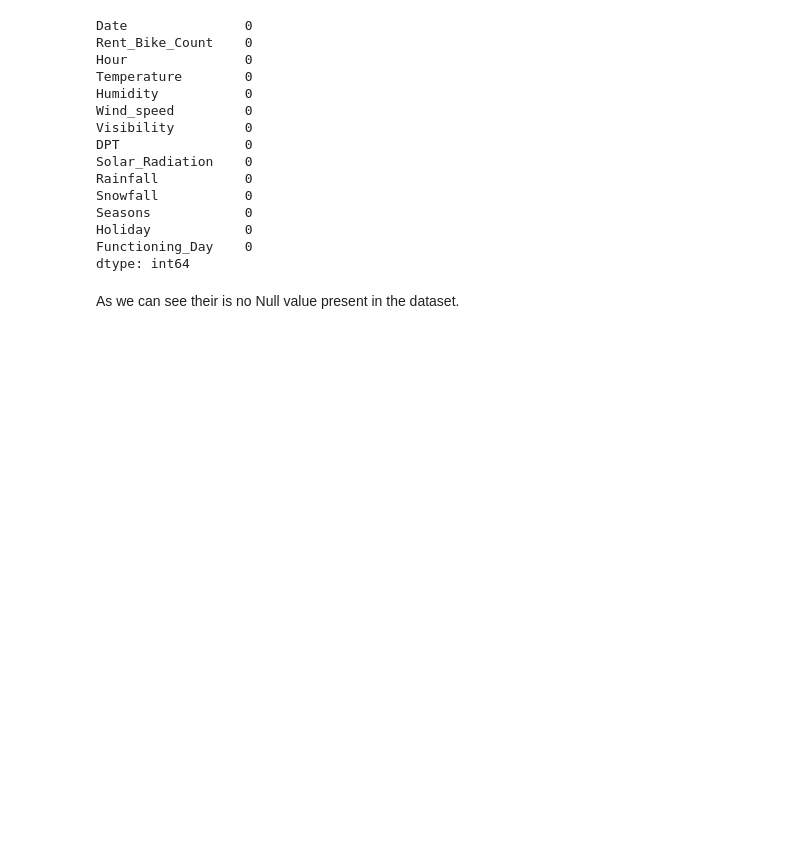
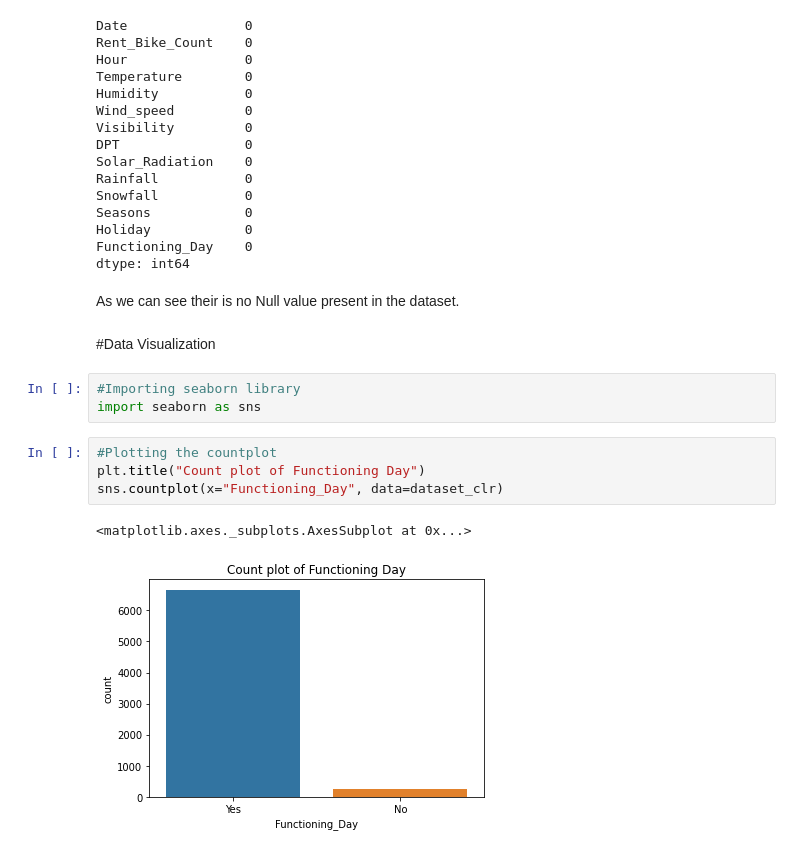
Before and after one commit to sapanapawar/Bike-Sharing-Demand-Prediction, a Jupyter notebook: Bike_Sharing_Demand_Prediction_Sapana_Pawar.ipynb, the cells around one changed output. Drawn from its saved outputs; the diff is of its cells as text; blank space fills up the shorter version.

Commit message:
Data Visualization and Feature Engineering

```diff
--- a/Bike_Sharing_Demand_Prediction_Sapana_Pawar.ipynb
+++ b/Bike_Sharing_Demand_Prediction_Sapana_Pawar.ipynb
@@ -422,3 +422,15 @@ Functioning_Day    0
 dtype: int64
 # %% [markdown]
 As we can see their is no Null value present in the dataset.
+# %% [markdown]
+#Data Visualization
+# %%
+#Importing seaborn library
+import seaborn as sns
+# %%
+#Plotting the countplot
+plt.title("Count plot of Functioning Day")
+sns.countplot(x="Functioning_Day", data=dataset_clr)
+# %% [output]
+<matplotlib.axes._subplots.AxesSubplot at 0x...>
+[figure, added]
```
Also changed, not shown: parts of 28 cells of this notebook.
